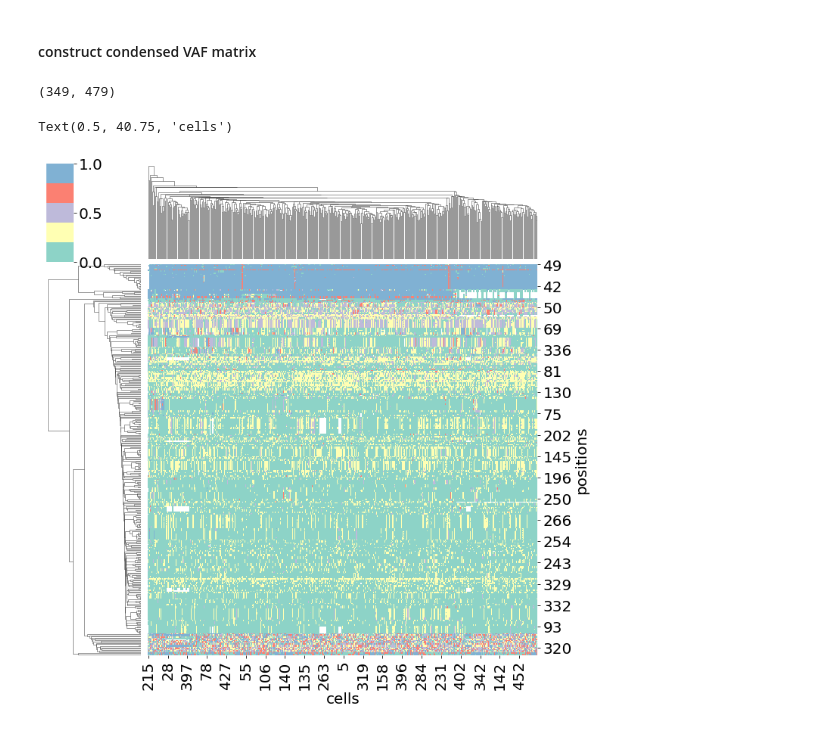
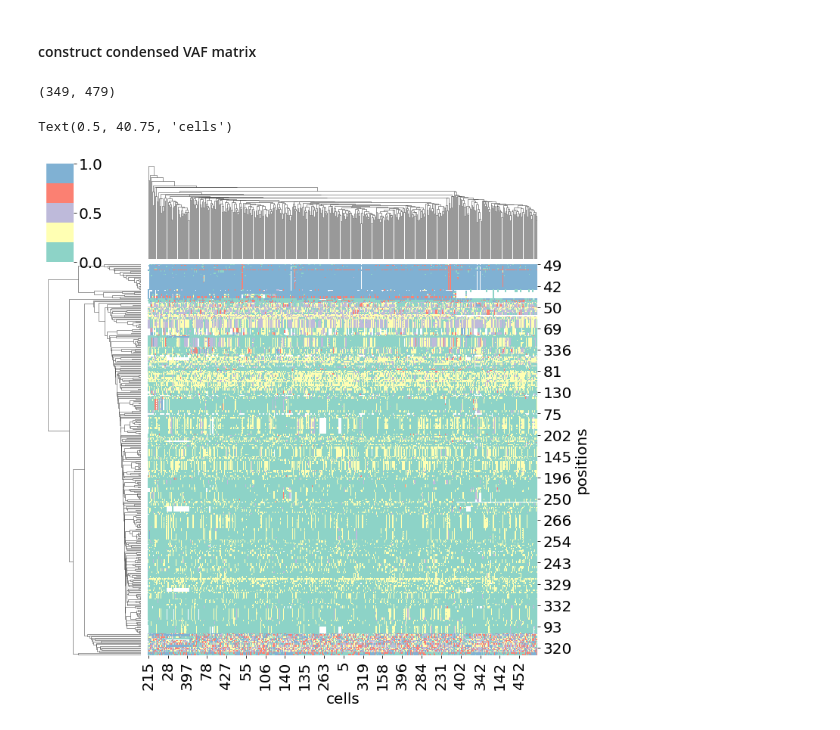
Before and after one commit to haochenz96/tap_cn_calling, a Jupyter notebook: mskcc_RA17_22_P1_mission_bio.ipynb, the cells around one changed output. Saved outputs shown, nothing was run; the diff lists cells and outputs as text; code cells hidden in the pictures.

```diff
--- a/mskcc_RA17_22_P1_mission_bio.ipynb
+++ b/mskcc_RA17_22_P1_mission_bio.ipynb
@@ -724,8 +726,10 @@ def get_condensed_vaf_matrix(read_depth_threshold = 10, vaf_threshold = 0.25, pr
 
     namplicon = len(amplicon_list)
     vaf_mat = None
+    read_depth_mat = None
     read_depth = None
-    cum_indices = None
+    cum_pos_indices = None
+    cum_cell_indices = None
     for idx, amplicon in enumerate(amplicon_list):
         selected_indices = df_pos[df_pos['amplicon'] == amplicon]['index'].values
 
@@ -745,45 +749,53 @@ def get_condensed_vaf_matrix(read_depth_threshold = 10, vaf_threshold = 0.25, pr
 
         if vaf_mat is not None:
             vaf_mat = np.vstack((vaf_mat, b / a))
+            read_depth_mat = np.vstack((read_depth_mat, a))
         else:
             vaf_mat = b / a
+            read_depth_mat = a
 
-#         print(selected_indices.shape, a.shape)
-#         return 0, 0
-        if cum_indices is not None:
-            cum_indices = np.vstack((cum_indices, selected_indices))
+        if cum_pos_indices is not None:
+            cum_pos_indices = np.vstack((cum_pos_indices, selected_indices))
         else:
-            cum_indices = selected_indices.copy()
+            cum_pos_indices = selected_indices.copy()
+
+    ncells = vaf_mat.shape[1]
+    cum_cell_indices = np.arange(ncells)
 
     # selecting the cells in which the read depth is more than read depth threshold for at least amplicon threshold percent of the amplicons
     if amplicon_threshold > 0:
-        vaf_mat = vaf_mat[:, np.sum(read_depth >= read_depth_threshold, axis = 0) >= amplicon_threshold*namplicon]
+        curr_selected_indices = np.sum(read_depth >= read_depth_threshold, axis = 0) >= amplicon_threshold*namplicon
+        vaf_mat = vaf_mat[:, curr_selected_indices]
+        read_depth_mat = read_depth_mat[:, curr_selected_indices]
+        cum_cell_indices = cum_cell_indices[curr_selected_indices]
 
-#     print(np.sum(np.isnan(vaf_mat)))
     # remove positions with max vaf less than vaf_threshold
-    cum_indices = cum_indices[np.nanmax(vaf_mat, axis = 1) >= vaf_threshold]
-    vaf_mat = vaf_mat[np.nanmax(vaf_mat, axis = 1) >= vaf_threshold, :]
-#     print(np.sum(np.isnan(vaf_mat)))
+    curr_selected_indices = np.nanmax(vaf_mat, axis = 1) >= vaf_threshold
+    cum_pos_indices = cum_pos_indices[curr_selected_indices]
+    vaf_mat = vaf_mat[curr_selected_indices, :]
+    read_depth_mat = read_depth_mat[curr_selected_indices, :]
 
     # remove positions with vaf less than vaf_threshold in less than presense_threshold fraction of the cells
     ncells = vaf_mat.shape[1]
     vaf_threshold_cell_count = (np.nan_to_num(vaf_mat) >= vaf_threshold).sum(axis = 1)
-    cum_indices = cum_indices[vaf_threshold_cell_count >= presence_threshold*ncells]
-    vaf_mat = vaf_mat[vaf_threshold_cell_count >= presence_threshold*ncells, :]
-#     print(np.sum(np.isnan(vaf_mat)))
+    curr_selected_indices = vaf_threshold_cell_count >= presence_threshold*ncells
+    cum_pos_indices = cum_pos_indices[curr_selected_indices]
+    vaf_mat = vaf_mat[curr_selected_indices, :]
+    read_depth_mat = read_depth_mat[curr_selected_indices, :]
 
-    return vaf_mat, cum_indices
+    return vaf_mat, read_depth_mat, cum_pos_indices.flatten(), cum_cell_indices
 # %%
-condensed_vaf_mat, pos_indices = get_condensed_vaf_matrix(amplicon_threshold = 0)
+condensed_vaf_mat, read_depth_mat, pos_indices, cell_indices = get_condensed_vaf_matrix(amplicon_threshold = 0)
-# %%
-condensed_vaf_mat.shape
-# %% [output]
-(349, 479)
+# %%
+condensed_vaf_mat.shape
+# %% [output]
+(349, 479)
 # %%
-g = sns.clustermap(np.nan_to_num(condensed_vaf_mat), mask=np.isnan(condensed_vaf_mat), row_cluster=True, col_cluster=True, vmin=0, vmax=1,
+# masking entries with read dpeth less than 10
+g = sns.clustermap(np.nan_to_num(condensed_vaf_mat), mask= read_depth_mat < 10, row_cluster=True, col_cluster=True, vmin=0, vmax=1,
                    cmap=sns.mpl_palette("Set3",5))
 g.ax_heatmap.set_ylabel('positions', fontsize=20)
 g.ax_heatmap.set_xlabel('cells', fontsize=20)
 # %% [output]
 Text(0.5, 40.75, 'cells')
-[figure, old version]
+[figure, new version]
```
Also changed, not shown: parts of 15 cells of this notebook, 2 other files.
